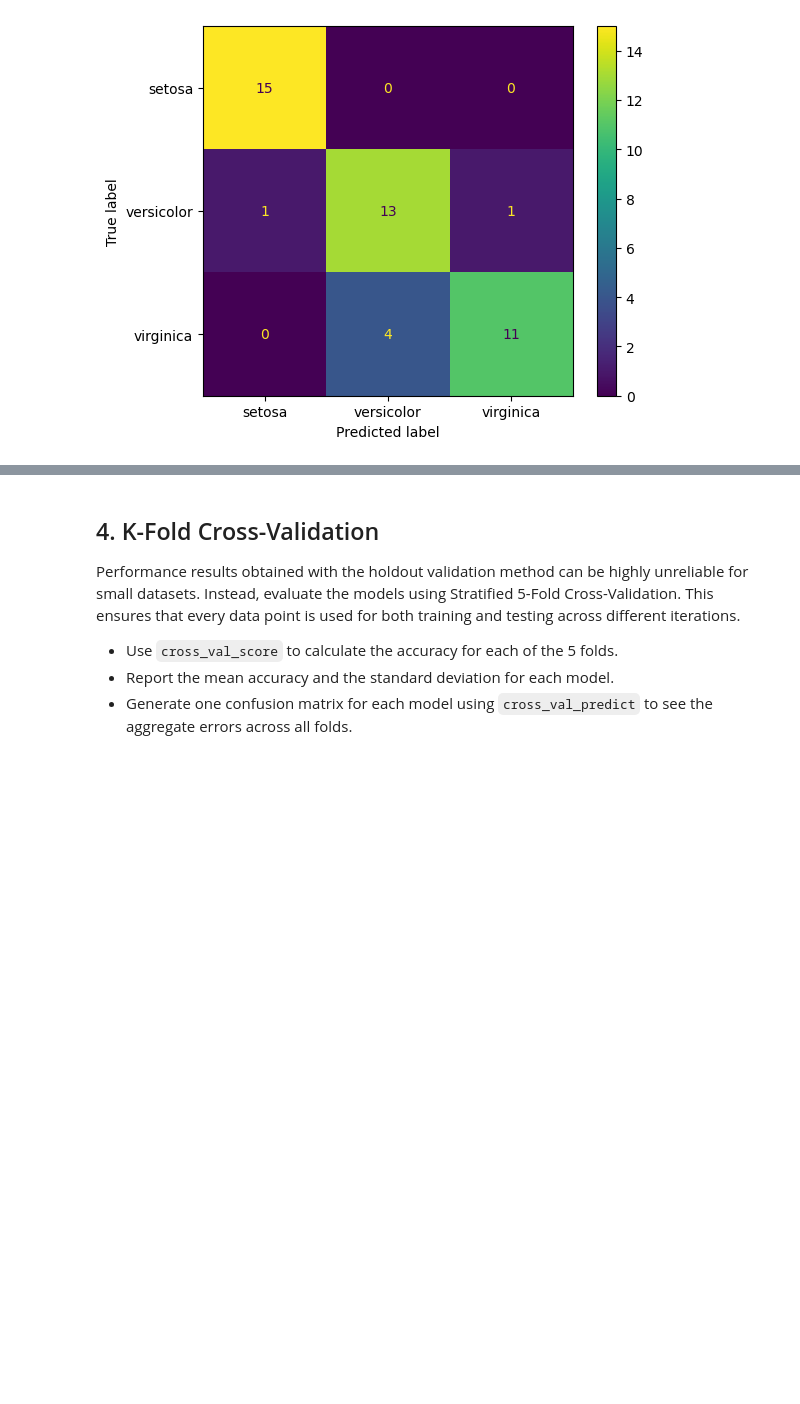
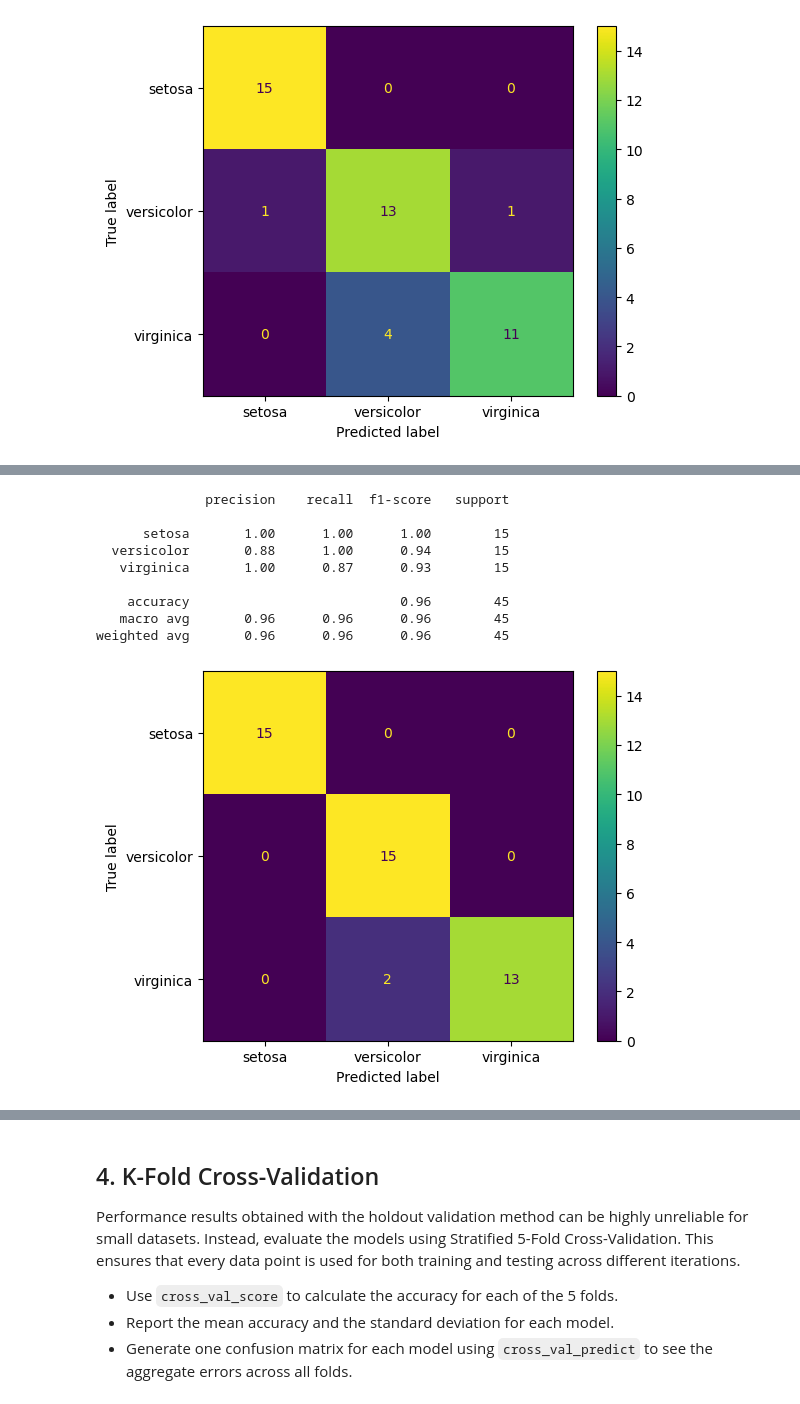
Before and after one commit to willqs/CSC375, a Jupyter notebook: homework-1.ipynb, the cells around one changed output, grey strips where cells are left out. Drawn from its saved outputs; the diff is of its cells as text; code cells hidden in the pictures; blank space fills up the shorter version.

```diff
--- a/homework-1.ipynb
+++ b/homework-1.ipynb
@@ -160,0 +181,20 @@ weighted avg       0.87      0.87      0.87        45
+# %%
+from sklearn.neighbors import KNeighborsClassifier
+
+knn = KNeighborsClassifier(n_neighbors=3)
+knn.fit(X_train, y_train)
+
+y_pred = knn.predict(X_test)
+evaluate_classifier(y_test, y_pred, iris.target_names)
+classification_metrics(y_test, y_pred, iris.target_names)
+# %% [output]
+              precision    recall  f1-score   support
+
+      setosa       1.00      1.00      1.00        15
+  versicolor       0.88      1.00      0.94        15
+   virginica       1.00      0.87      0.93        15
+
+    accuracy                           0.96        45
+   macro avg       0.96      0.96      0.96        45
+weighted avg       0.96      0.96      0.96        45
+[figure, added]
```
Also changed, not shown: parts of 5 cells of this notebook.
